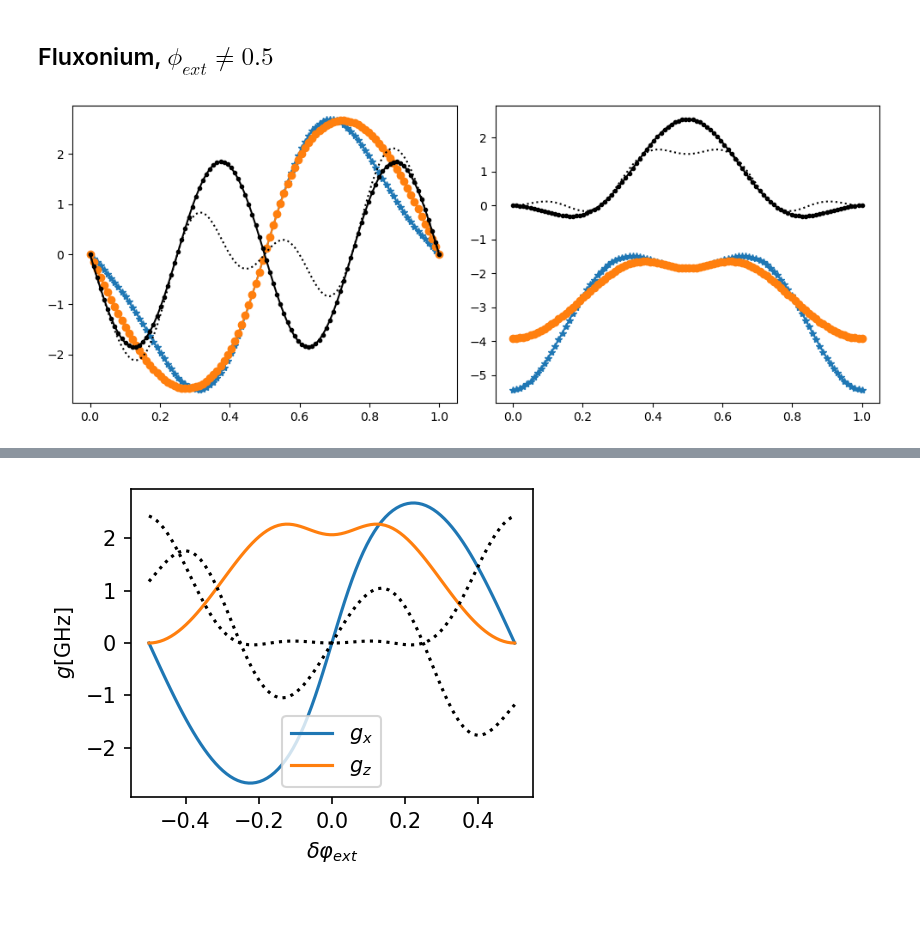
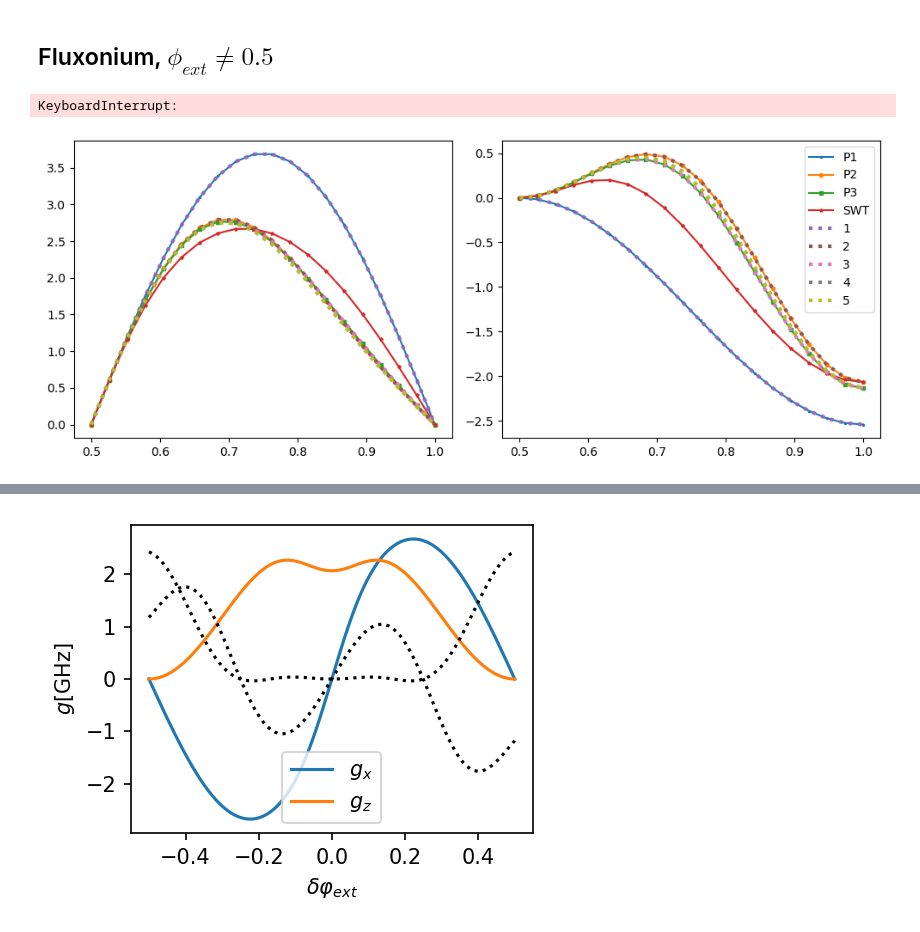
Before and after one commit to GabrielJauma/tunable-capacitive-coupling-flux-qubits, a Jupyter notebook: uni_cell/unit_cell_effective_hamiltonians.ipynb, the cells around one changed output, grey strips where cells are left out. Drawn from its saved outputs; the diff is of its cells as text; code cells hidden in the pictures.

```diff
--- a/uni_cell/unit_cell_effective_hamiltonians.ipynb
+++ b/uni_cell/unit_cell_effective_hamiltonians.ipynb
@@ -37,9 +38,11 @@ C, CJ, Csh, Lq, Lr, Δ, EJ = sq_ext.get_experimental_parameters('qubit_1', retur
 # %%
 C_F_eff, C_R_eff = sq_ext.C_CJ_Csh_to_CF_CR_eff(C, CJ, Csh)
 L_F_eff, L_R_eff, L_C_eff = sq_ext.Lq_Lr_to_LF_LR_LC_eff(Lq, Lr, Δ)
-fluxonium_0 = sq_ext.sq_fluxonium(EJ=EJ, C_F_eff=C_F_eff, Lq=L_F_eff, Δ=Δ, φ_ext=0.5)
+nmax_f=20
+
+fluxonium_0 = sq_ext.sq_fluxonium(EJ=EJ, C_F_eff=C_F_eff, Lq=L_F_eff, Δ=Δ, φ_ext=0.5, nmax_f=nmax_f)
 H_0  = fluxonium_0.hamiltonian()
-E_0, ψ_0 = sq_ext.diag(H_0, 3, solver='numpy')
+# E_0, ψ_0 = sq_ext.diag(H_0, 3, solver='numpy')
 
 ω_q = sq_ext.diag(H_0,2, solver='numpy', remove_ground=True)[0][1]
 # %%
@@ -51,11 +54,18 @@ mediating_states = sq_ext.generate_mediating_states(N_elements, basis_states, ma
 labels_low = [f'({i})' for i in basis_states]
 labels_high = [f'({i})' for i in mediating_states]
 # %%
-φ_ext_values = np.linspace(0,1, 100)
+φ_ext_values = np.linspace(0.5, 1, 20)
+n_order=7
 # %%
-Pauli_p1 = []
-Pauli_p2 = []
-Pauli_SWT = []
+Pauli_p1  = np.zeros([len(φ_ext_values),4])
+Pauli_p2  = np.zeros([len(φ_ext_values),4])
+Pauli_p3  = np.zeros([len(φ_ext_values),4])
+Pauli_SWT = np.zeros([len(φ_ext_values),4])
+
+Pauli_p1_pt  = np.zeros([len(φ_ext_values),4])
+Pauli_p2_pt  = np.zeros([len(φ_ext_values),4])
+Pauli_p3_pt  = np.zeros([len(φ_ext_values),4])
+
 gx_p1 = np.zeros(len(φ_ext_values))
 gz_p1 = np.zeros(len(φ_ext_values))
 gx_p2 = np.zeros(len(φ_ext_values))
@@ -63,50 +73,62 @@ gz_p2 = np.zeros(len(φ_ext_values))
 ω_vs_φ_ext     = np.zeros(len(φ_ext_values))
 ω_qo_vs_φ_ext  = np.zeros(len(φ_ext_values))
 
+H_eff_terms_vs_φ_ext = np.zeros([len(φ_ext_values), n_order+1,2,2], dtype='complex')
+
 for i, φ_ext  in enumerate(φ_ext_values):
-    fluxonium   = sq_ext.sq_fluxonium(EJ=EJ, C_F_eff=C_F_eff, Lq=L_F_eff, Δ=Δ, φ_ext=φ_ext)
+    fluxonium   = sq_ext.sq_fluxonium(EJ=EJ, C_F_eff=C_F_eff, Lq=L_F_eff, Δ=Δ, φ_ext=φ_ext, nmax_f=nmax_f)
     H    = fluxonium.hamiltonian()
     ω_vs_φ_ext[i] = sq_ext.diag(H, 2, solver='numpy', remove_ground=True)[0][1]
 
-    P1, P2, SWT, H_eff_decomp = sq_ext.H_eff_2x2([H_0], H, basis_states, mediating_states, n_eig=6, n_eig_extra_low=5, return_decomposition=True)
-    Pauli_p1 .append(P1)
-    Pauli_p2 .append(P2)
-    Pauli_SWT.append(SWT)
+    # Pauli_p1[i,:], Pauli_p2[i,:], Pauli_p3[i,:], Pauli_SWT[i,:], H_eff_decomp = sq_ext.H_eff_2x2([H_0], H, basis_states, mediating_states, n_eig=nmax_f-2, return_decomposition=True)
+
+    _, H_eff_terms_vs_φ_ext[i,:] = pt.perturbation_H_eff(H_0.__array__()/(2*np.pi*GHz), (H-H_0).__array__()/(2*np.pi*GHz), n_low=2, n_order=n_order)
 
     # gx_p2[i], gz_p2[i] = sq_ext.fluxonium_qubit_ops_vs_φ_ext(φ_ext, EJ,  E_0, ψ_0, fluxonium)
-    gx_p1[i], gz_p1[i], gx_p2[i], gz_p2[i] = sq_ext.fluxonium_qubit_ops_vs_φ_ext_general(φ_ext, EJ,  E_0, ψ_0, fluxonium)
+    # gx_p1[i], gz_p1[i], gx_p2[i], gz_p2[i] = sq_ext.fluxonium_qubit_ops_vs_φ_ext_general(φ_ext, EJ,  E_0, ψ_0, fluxonium)
     # gx_p2[i] *= 1.2
-    H_qo = sq_ext.hamiltonian_fluxonium_low_ene_new(ω_q, gx_p2[i], gz_p2[i])
+    # H_qo = sq_ext.hamiltonian_fluxonium_low_ene_new(ω_q, gx_p2[i], gz_p2[i])
     # μ = 10
     # H_qo = sq_ext.hamiltonian_fluxonium_low_ene(ω_q, μ, φ_ext)
     # H_qo = sq_ext.hamiltonian_fluxonium_low_ene_new(ω_q, SWT[1], SWT[-1])
-    ω_qo_vs_φ_ext[i] = sq_ext.diag(H_qo, 2, solver='numpy', remove_ground=True, out='None')[0][1]
-
-Pauli_p1  = np.array(Pauli_p1 )
-Pauli_p2  = np.array(Pauli_p2 )
-Pauli_SWT = np.array(Pauli_SWT)
+    # ω_qo_vs_φ_ext[i] = sq_ext.diag(H_qo, 2, solver='numpy', remove_ground=True, out='None')[0][1]
+# %% [output]
+KeyboardInterrupt:
 # %%
 
 δφ_ext = (φ_ext_values-0.5)
 
-labels = ['I', 'σx', 'σy', 'σz']
+titles = ['I', 'σx', 'σy', 'σz']
 
-Pauli_decomp_list = [ Pauli_p2, Pauli_SWT]
-markers= [ '*', 'o']
+Pauli_decomp_list = [ Pauli_p1, Pauli_p2, Pauli_p3, Pauli_SWT]
+markers= ['.', 'o','s', '*']
+labels = ['P1', 'P2', 'P3', 'SWT']
 
 fig, (ax1, ax2) = plt.subplots(ncols=2, figsize = [10,4])
 
 for i, Pauli_decomp in enumerate(Pauli_decomp_list):
-    ax1.plot(φ_ext_values, Pauli_decomp[:,1]-0*Pauli_decomp[0,1], label=labels[1], marker=markers[i])
-    ax2.plot(φ_ext_values, Pauli_decomp[:,-1]-0*Pauli_decomp[0,-1], label=labels[-1], marker=markers[i])
+    ax1.plot(φ_ext_values, Pauli_decomp[:,1], label=labels[i], marker=markers[i],markersize=3)
+    ax2.plot(φ_ext_values, Pauli_decomp[:,-1]+ω_q/2, label=labels[i], marker=markers[i],markersize=3)
+
+for n in range(2, n_order+2):
+    H_eff=0
+    for N in range(n):
+        H_eff += H_eff_terms_vs_φ_ext[:,N,:,:]
+    Pauli_decomp_n = np.zeros([len(φ_ext_values),4])
+    for j in range(len(φ_ext_values)):
+        Pauli_decomp_n[j] = sq_ext.decomposition_in_pauli_2x2(H_eff[j,:])
+    ax1.plot(φ_ext_values, -Pauli_decomp_n[:,1],':', label=n-1, linewidth=3 )
+    ax2.plot(φ_ext_values, Pauli_decomp_n[:,-1]+ω_q/2, ':',label=n-1, linewidth=3 )
 
 
-ax1.plot(φ_ext_values, -gx_p1, '.-k')
-ax2.plot(φ_ext_values, gz_p1 , '.-k' )
-ax1.plot(φ_ext_values, -gx_p2, ':k')
-ax2.plot(φ_ext_values, gz_p2 , ':k' )
+# ax1.plot(φ_ext_values, -gx_p1, '.-k')
+# ax2.plot(φ_ext_values, gz_p1 - ω_q/2 , '.-k' )
+# ax1.plot(φ_ext_values, -gx_p2, ':k')
+# ax2.plot(φ_ext_values, gz_p2- ω_q/2, ':k' )
+
+ax2.legend()
 
 fig.tight_layout()
 # fig.show()
 # %% [output]
-[figure, old version]
+[figure, new version]
```
Also changed, not shown: parts of 5 cells of this notebook, 2 other files.
